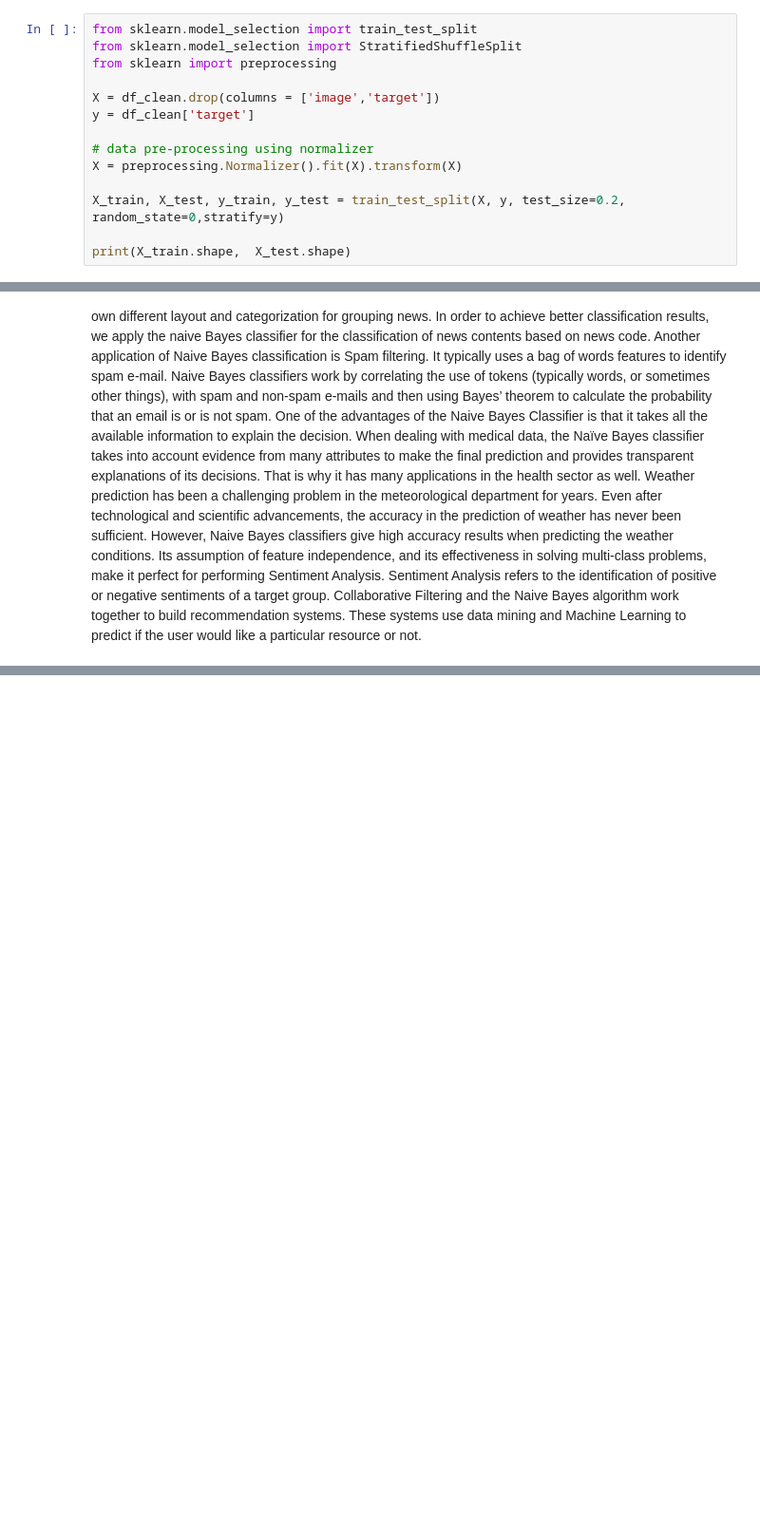
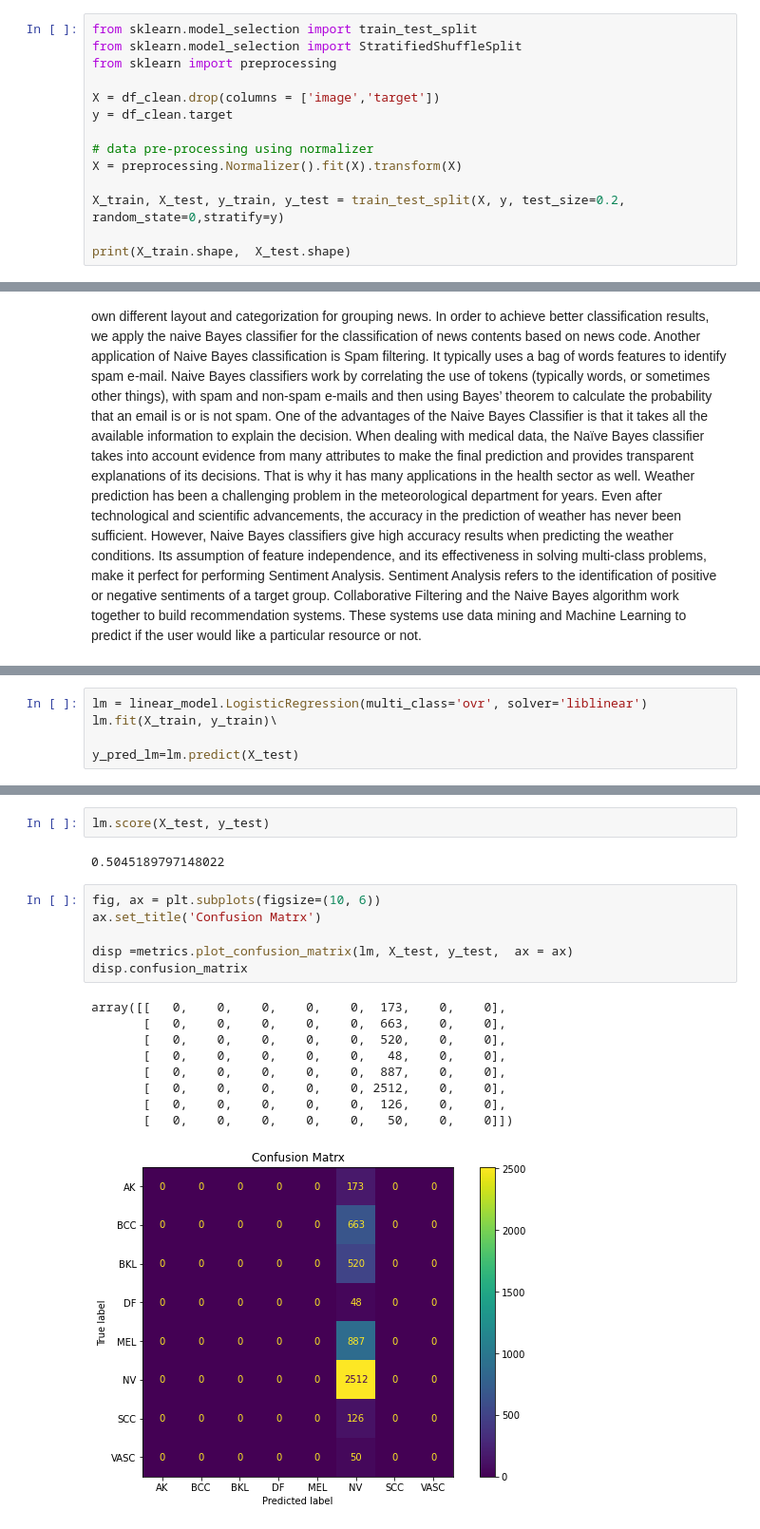
Before and after one commit to peeti-ucberkeley/skin-image-classification, a Jupyter notebook: image_exploration.ipynb, the cells around one changed output, grey strips where cells are left out. Shown at 95% size. Cells and saved outputs as stored; diff of their text form; blank space fills up the shorter version.

Commit message:
logistic Regression added

```diff
--- a/image_exploration.ipynb
+++ b/image_exploration.ipynb
@@ -341,7 +341,7 @@ from sklearn.model_selection import StratifiedShuffleSplit
 from sklearn import preprocessing
 
 X = df_clean.drop(columns = ['image','target'])
-y = df_clean['target']
+y = df_clean.target
 
 # data pre-processing using normalizer
 X = preprocessing.Normalizer().fit(X).transform(X)
@@ -514,0 +519,5 @@ Collaborative Filtering and the Naive Bayes algorithm work together to build rec
+# %%
+lm = linear_model.LogisticRegression(multi_class='ovr', solver='liblinear')
+lm.fit(X_train, y_train)\
+
+y_pred_lm=lm.predict(X_test)
@@ -514,0 +543,20 @@ Collaborative Filtering and the Naive Bayes algorithm work together to build rec
+# %%
+lm.score(X_test, y_test)
+# %% [output]
+0.5045189797148022
+# %%
+fig, ax = plt.subplots(figsize=(10, 6))
+ax.set_title('Confusion Matrx')
+
+disp =metrics.plot_confusion_matrix(lm, X_test, y_test,  ax = ax)
+disp.confusion_matrix
+# %% [output]
+array([[   0,    0,    0,    0,    0,  173,    0,    0],
+       [   0,    0,    0,    0,    0,  663,    0,    0],
+       [   0,    0,    0,    0,    0,  520,    0,    0],
+       [   0,    0,    0,    0,    0,   48,    0,    0],
+       [   0,    0,    0,    0,    0,  887,    0,    0],
+       [   0,    0,    0,    0,    0, 2512,    0,    0],
+       [   0,    0,    0,    0,    0,  126,    0,    0],
+       [   0,    0,    0,    0,    0,   50,    0,    0]])
+[figure, added]
```
Also changed, not shown: parts of 8 cells of this notebook.
